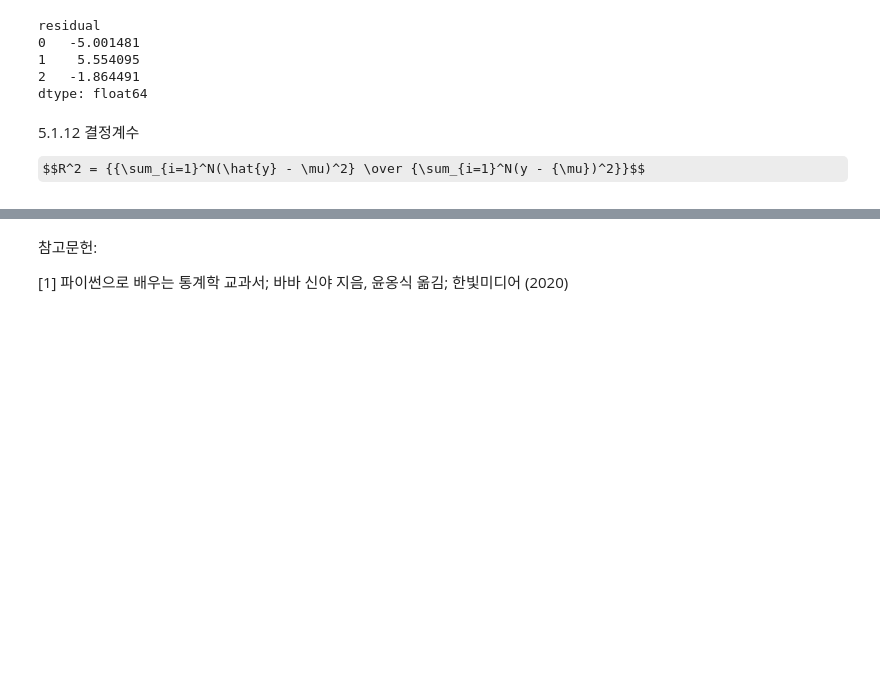
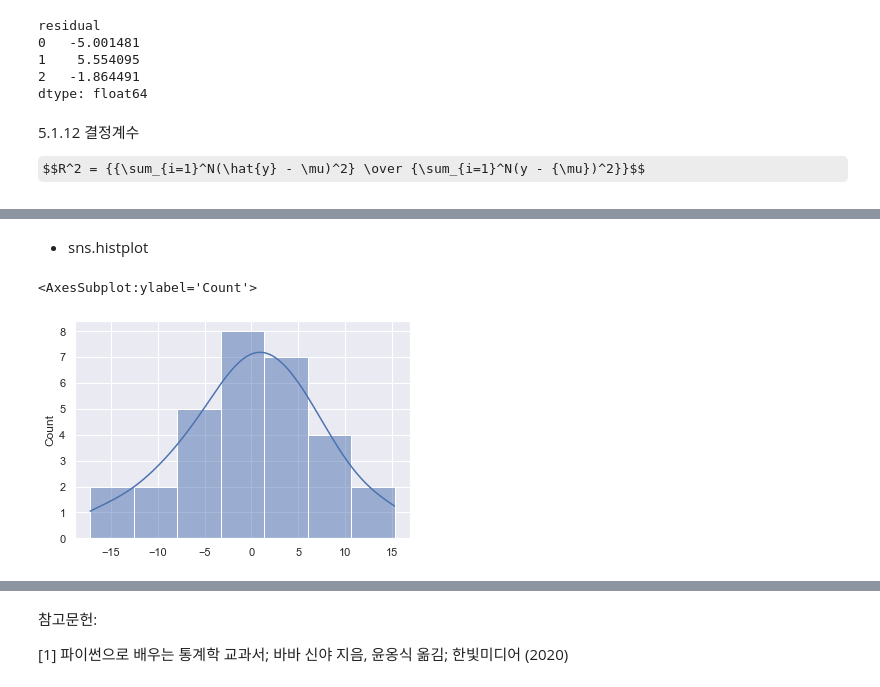
Before and after one commit to meticulousdev/StatisticsWithPython, a Jupyter notebook: code/chap05/chap05_01.ipynb, the cells around one changed output, grey strips where cells are left out. Cells and saved outputs as stored; diff of their text form; code cells hidden in the pictures; some formulas as TeX source; blank space fills up the shorter version.

```diff
--- a/code/chap05/chap05_01.ipynb
+++ b/code/chap05/chap05_01.ipynb
@@ -198,0 +262,7 @@ np.sum((yhat - mu) ** 2) / np.sum((y - mu) ** 2)
+# %% [markdown]
+- sns.histplot
+# %%
+sns.histplot(resid, kde=True)
+# %% [output]
+<AxesSubplot:ylabel='Count'>
+[figure, added]
```
Also changed, not shown: parts of 27 cells of this notebook.
